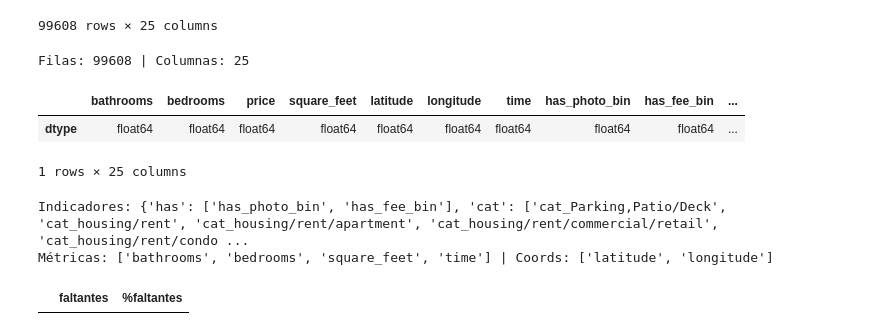
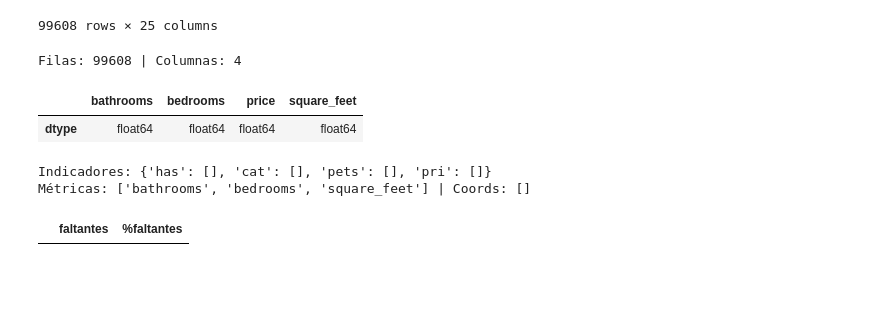
Before and after one commit to DMzeroone/Mlopstrabajofinal, a Jupyter notebook: notebooks/mlopstrabajofinal.ipynb, the cells around one changed output. Cells and saved outputs as stored; diff of their text form; code cells hidden in the pictures; blank space fills up the shorter version.

```diff
--- a/notebooks/mlopstrabajofinal.ipynb
+++ b/notebooks/mlopstrabajofinal.ipynb
@@ -261,15 +261,14 @@ datosclean
 | 99825 | 1.5 | 2.0 | 1595.0 | 900.0 | 32.7379 | -117.0914 | 1.544186e+09 | 1.0 | 0.0 | ... |
 99608 rows × 25 columns
 # %%
-df = datosclean.copy()
+df = datosclean[['bathrooms', 'bedrooms', 'price', 'square_feet']].copy()
 
 print(f"Filas: {df.shape[0]} | Columnas: {df.shape[1]}")
 display(df.dtypes.to_frame("dtype").T)
 # %% [output]
-Filas: 99608 | Columnas: 25
+Filas: 99608 | Columnas: 4
-|  | bathrooms | bedrooms | price | square_feet | latitude | longitude | time | has_photo_bin | has_fee_bin | ... |
-| dtype | float64 | float64 | float64 | float64 | float64 | float64 | float64 | float64 | float64 | ... |
+|  | bathrooms | bedrooms | price | square_feet |
+| dtype | float64 | float64 | float64 | float64 |
-1 rows × 25 columns
 # %%
 # Identificación de columnas por "familias" (todas son numéricas, pero algunas son indicadores):
 num_cols = df.columns.tolist()
@@ -284,8 +283,8 @@ metricas   = [c for c in ["bathrooms","bedrooms","square_feet","time"] if c in d
 print("Indicadores:", {"has":flag_has, "cat":flag_cat, "pets":flag_pets, "pri":flag_pri})
 print("Métricas:", metricas, "| Coords:", coords)
 # %% [output]
-Indicadores: {'has': ['has_photo_bin', 'has_fee_bin'], 'cat': ['cat_Parking,Patio/Deck', 'cat_housing/rent', 'cat_housing/rent/apartment', 'cat_housing/rent/commercial/retail', 'cat_housing/rent/condo ...
-Métricas: ['bathrooms', 'bedrooms', 'square_feet', 'time'] | Coords: ['latitude', 'longitude']
+Indicadores: {'has': [], 'cat': [], 'pets': [], 'pri': []}
+Métricas: ['bathrooms', 'bedrooms', 'square_feet'] | Coords: []
 # %%
 na = df.isna().sum().sort_values(ascending=False)
 na_pct = (na / len(df) * 100).round(2)
```
Also changed, not shown: parts of 7 cells of this notebook.
